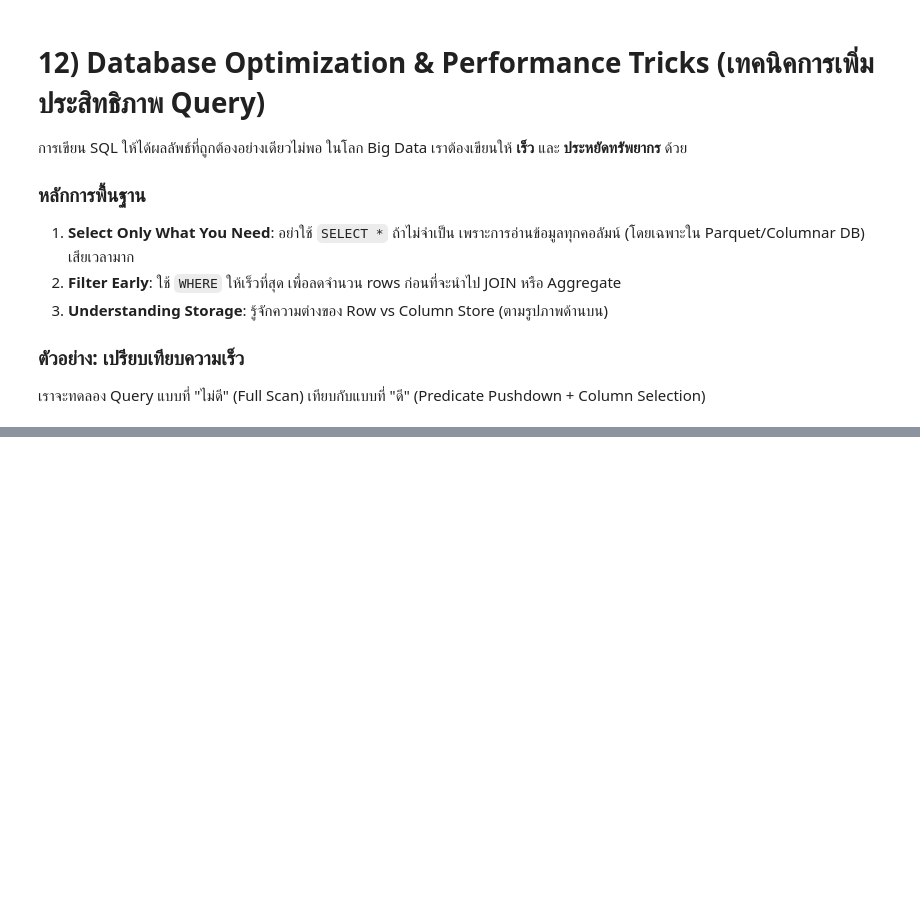
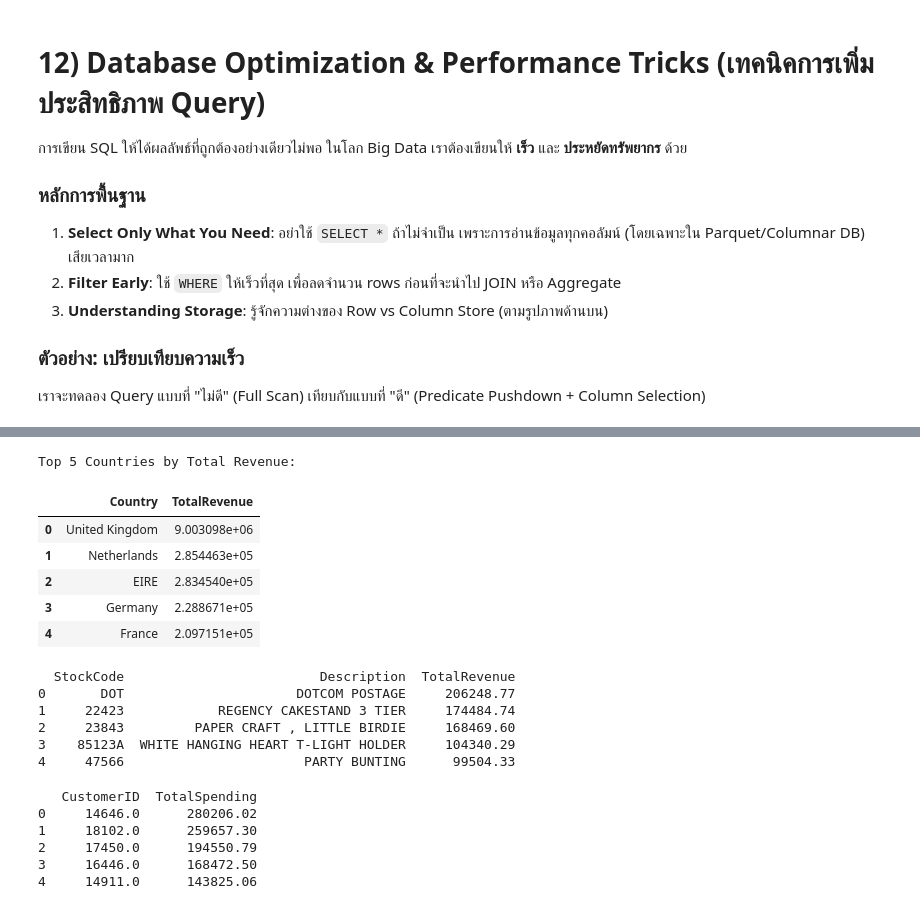
Before and after one commit to TanapatlLala/128-356-Big-Data, a Jupyter notebook: bigdata_week3_sql_duckdb_to_spark.ipynb, the cells around one changed output, grey strips where cells are left out. Drawn from its saved outputs; the diff is of its cells as text; code cells hidden in the pictures; blank space fills up the shorter version.

```diff
--- a/bigdata_week3_sql_duckdb_to_spark.ipynb
+++ b/bigdata_week3_sql_duckdb_to_spark.ipynb
@@ -822,0 +1101,14 @@ spark.sql(spark_sql).show()
+# %%
+import pandas as pd
+import sqlite3
+from ucimlrepo import fetch_ucirepo
+
+# 1. ดึงข้อมูล
+online_retail = fetch_ucirepo(id=352)
+df = online_retail.data.original
+
+# 2. สร้าง Connection
+conn = sqlite3.connect(':memory:')
+
+# 3. เทข้อมูลใส่ Table ชื่อ 'retail'
+df.to_sql('retail', conn, index=False, if_exists='replace')
@@ -822,0 +1165,58 @@ spark.sql(spark_sql).show()
+# %%
+2.2
+q_revenue_by_country = """
+SELECT Country,SUM(Quantity * UnitPrice) AS TotalRevenue
+FROM retail
+WHERE Quantity > 0
+GROUP BY Country
+ORDER BY TotalRevenue DESC
+LIMIT 5
+"""
+print("Top 5 Countries by Total Revenue:")
+display(pd.read_sql(q_revenue_by_country, conn))
+# %% [output]
+Top 5 Countries by Total Revenue:
+|  | Country | TotalRevenue |
+| 0 | United Kingdom | 9.003098e+06 |
+| 1 | Netherlands | 2.854463e+05 |
+| 2 | EIRE | 2.834540e+05 |
+| 3 | Germany | 2.288671e+05 |
+| 4 | France | 2.097151e+05 |
+# %%
+#2.3
+query_top_products = """
+SELECT StockCode,Description,SUM(Quantity * UnitPrice) as TotalRevenue
+FROM retail
+WHERE Quantity > 0
+GROUP BY StockCode, Description
+ORDER BY TotalRevenue DESC
+LIMIT 5
+"""
+df_top_products = pd.read_sql(query_top_products, conn)
+print(df_top_products)
+# %% [output]
+  StockCode                         Description  TotalRevenue
+0       DOT                      DOTCOM POSTAGE     206248.77
+1     22423            REGENCY CAKESTAND 3 TIER     174484.74
+2     23843         PAPER CRAFT , LITTLE BIRDIE     168469.60
+3    85123A  WHITE HANGING HEART T-LIGHT HOLDER     104340.29
+4     47566                       PARTY BUNTING      99504.33
+# %%
+2.4
+query_top_customers = """
+SELECT CustomerID,SUM(Quantity * UnitPrice) as TotalSpending
+FROM retail
+WHERE Quantity > 0 AND UnitPrice > 0 AND CustomerID IS NOT NULL
+GROUP BY CustomerID
+ORDER BY TotalSpending DESC
+LIMIT 5
+"""
+df_top_customers = pd.read_sql(query_top_customers, conn)
+print(df_top_customers)
+# %% [output]
+   CustomerID  TotalSpending
+0     14646.0      280206.02
+1     18102.0      259657.30
+2     17450.0      194550.79
+3     16446.0      168472.50
+4     14911.0      143825.06
```
Also changed, not shown: parts of 25 cells of this notebook.
